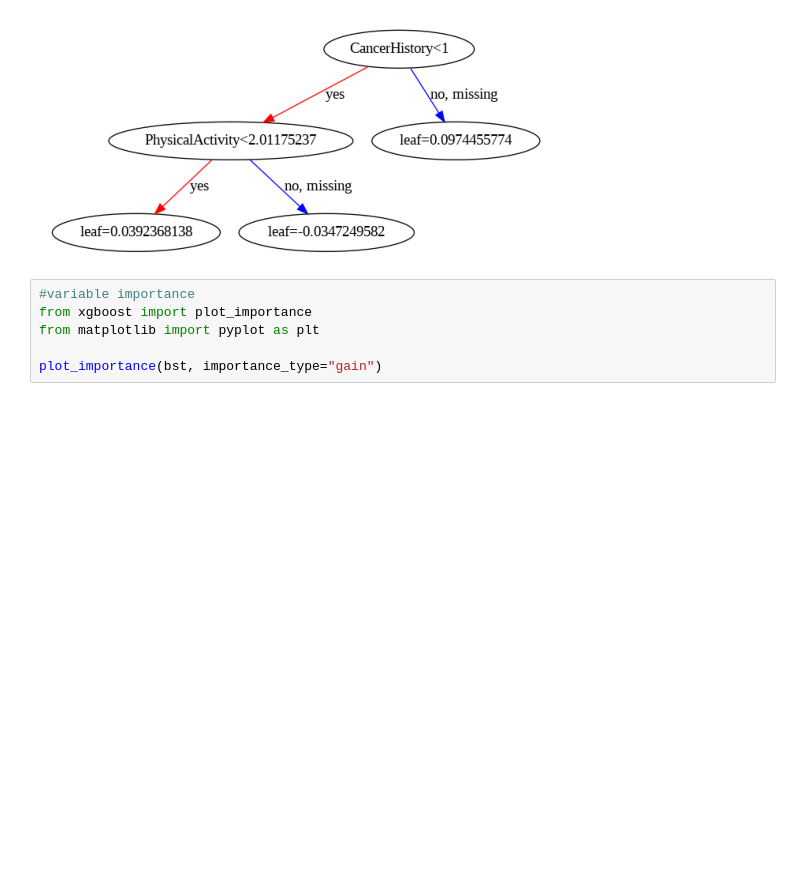
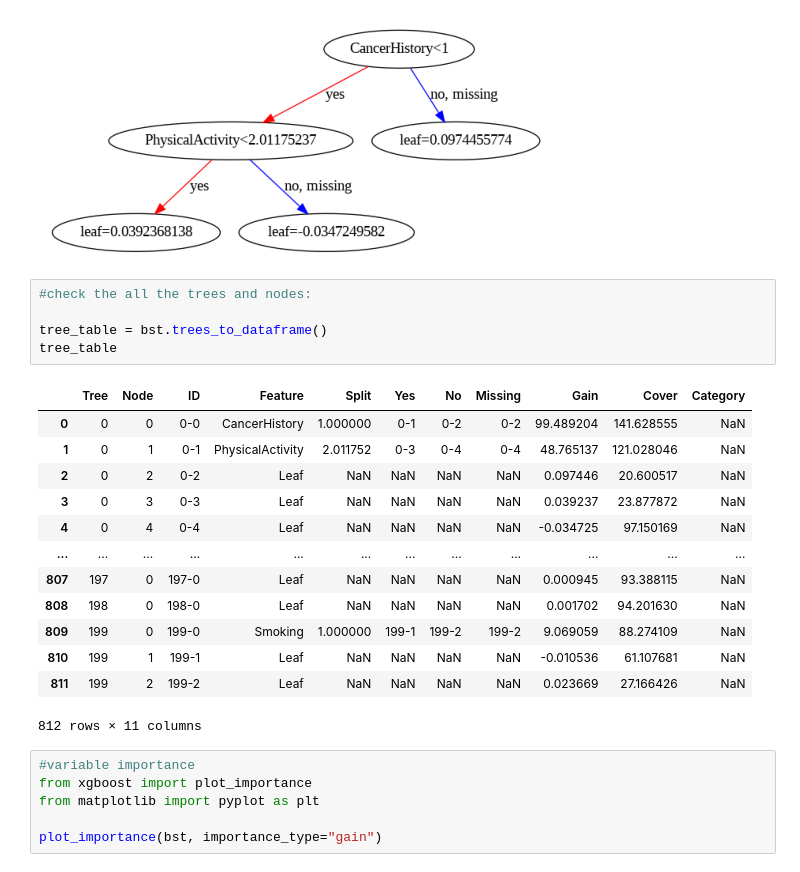
Before and after one commit to hzhang0110/hzhang_ML_Projects, a Jupyter notebook: XGBoost_Cancer_Model.ipynb, the cells around one changed output. Drawn from its saved outputs; the diff is of its cells as text; blank space fills up the shorter version.

```diff
--- a/XGBoost_Cancer_Model.ipynb
+++ b/XGBoost_Cancer_Model.ipynb
@@ -153,6 +162,25 @@ xgb.plot_tree(bst, num_trees=0)
 # %% [output]
 <Axes: >
 [figure]
+# %%
+#check the all the trees and nodes:
+
+tree_table = bst.trees_to_dataframe()
+tree_table
+# %% [output]
+|  | Tree | Node | ID | Feature | Split | Yes | No | Missing | Gain | Cover | Category |
+| 0 | 0 | 0 | 0-0 | CancerHistory | 1.000000 | 0-1 | 0-2 | 0-2 | 99.489204 | 141.628555 | NaN |
+| 1 | 0 | 1 | 0-1 | PhysicalActivity | 2.011752 | 0-3 | 0-4 | 0-4 | 48.765137 | 121.028046 | NaN |
+| 2 | 0 | 2 | 0-2 | Leaf | NaN | NaN | NaN | NaN | 0.097446 | 20.600517 | NaN |
+| 3 | 0 | 3 | 0-3 | Leaf | NaN | NaN | NaN | NaN | 0.039237 | 23.877872 | NaN |
+| 4 | 0 | 4 | 0-4 | Leaf | NaN | NaN | NaN | NaN | -0.034725 | 97.150169 | NaN |
+| ... | ... | ... | ... | ... | ... | ... | ... | ... | ... | ... | ... |
+| 807 | 197 | 0 | 197-0 | Leaf | NaN | NaN | NaN | NaN | 0.000945 | 93.388115 | NaN |
+| 808 | 198 | 0 | 198-0 | Leaf | NaN | NaN | NaN | NaN | 0.001702 | 94.201630 | NaN |
+| 809 | 199 | 0 | 199-0 | Smoking | 1.000000 | 199-1 | 199-2 | 199-2 | 9.069059 | 88.274109 | NaN |
+| 810 | 199 | 1 | 199-1 | Leaf | NaN | NaN | NaN | NaN | -0.010536 | 61.107681 | NaN |
+| 811 | 199 | 2 | 199-2 | Leaf | NaN | NaN | NaN | NaN | 0.023669 | 27.166426 | NaN |
+812 rows × 11 columns
 # %%
 #variable importance
 from xgboost import plot_importance
```
Also changed, not shown: parts of 3 cells of this notebook.
